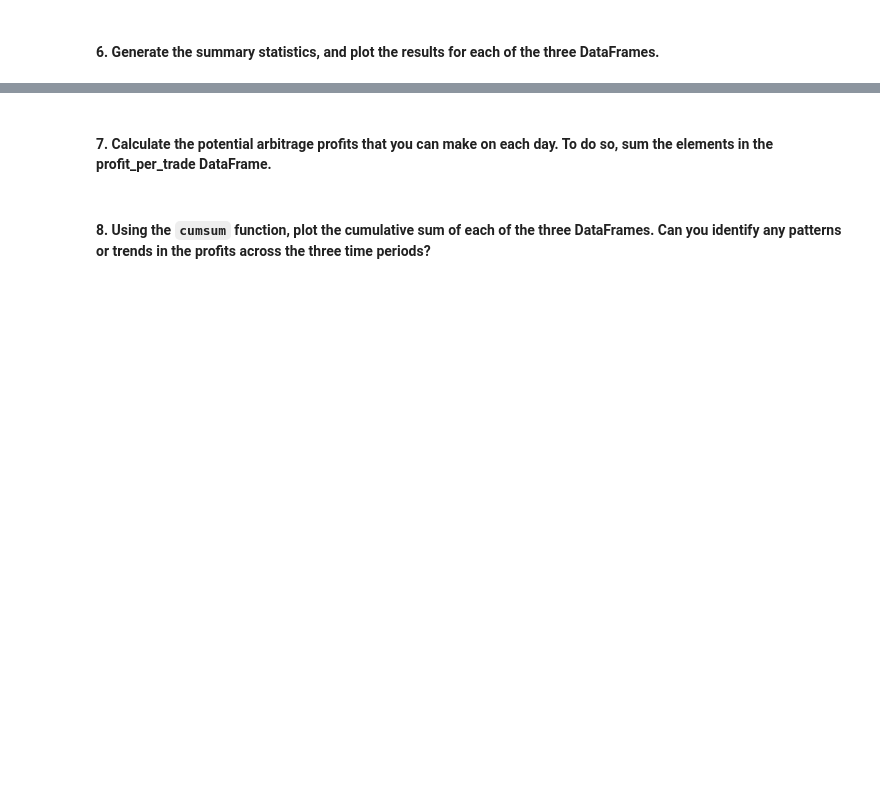
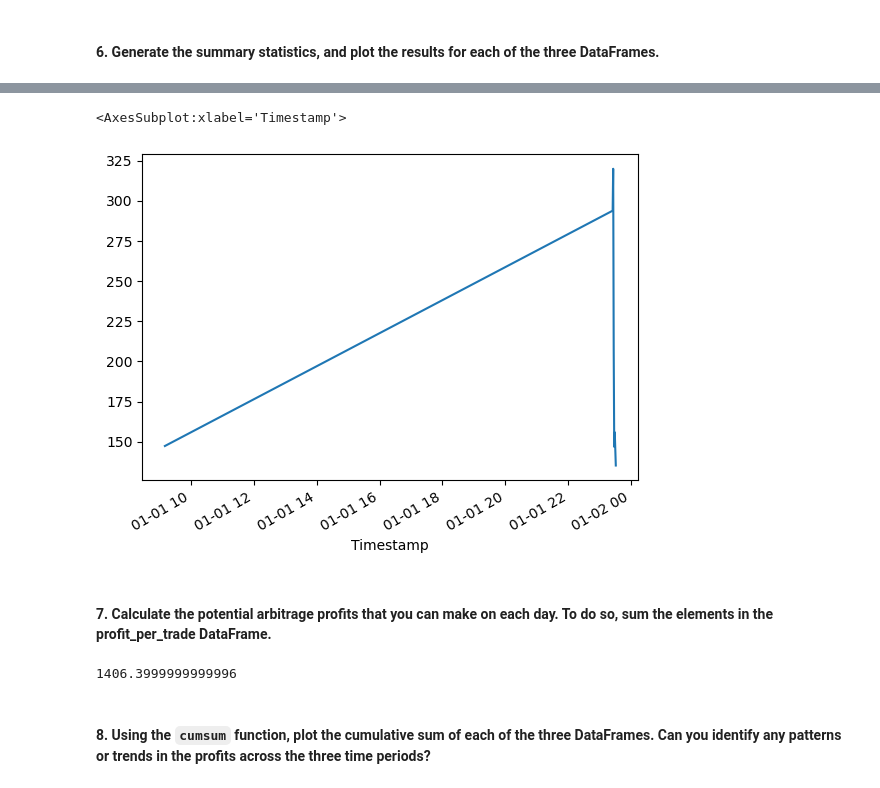
Before and after one commit to briabr/crypto-arbitrage, a Jupyter notebook: crypto_arbitrage.ipynb, the cells around one changed output, grey strips where cells are left out. Cells and saved outputs as stored; diff of their text form; code cells hidden in the pictures; blank space fills up the shorter version.

```diff
--- a/crypto_arbitrage.ipynb
+++ b/crypto_arbitrage.ipynb
@@ -542,8 +542,20 @@ Calculate the potential profits for each date that you selected in the previous
 # %%
 # For the date early in the dataset, measure the arbitrage spread between the two exchanges
 # by subtracting the lower-priced exchange from the higher-priced one
-arbitrage_spread_early = # YOUR CODE HERE
+arbitrage_spread_early = coinbase['Close'].loc['2018-01-01'] - bitstamp['Close'].loc['2018-01-01']
+
+# arbitrage_spread_early =
 
 # Use a conditional statement to generate the summary statistics for each arbitrage_spread DataFrame
 # YOUR CODE HERE
+arbitrage_spread_early[arbitrage_spread_early>0].describe()
+arbitrage_spread_middle[arbitrage_spread_middle>0].describe()
+arbitrage_spread_middle[arbitrage_spread_middle>0].describe()
+
+# if arbitrage_spread_early > 0:
+#     print(arbitrage_spread_early.describe())
+# elif arbitrage_spread_middle >0:
+#     print(f"this is the summary statistics of the late arbitrage period: {arbitrage_spread_middle.describe()}")
+# elif arbitrage_spread_middle > 0:
+#         print(f"this is the summary statistics of the late arbitrage period: {arbitrage_spread_late.describe()}")
 # %% [output]
@@ -553,7 +589,9 @@ SyntaxError: invalid syntax (1893568706.py, line 3)
 # %%
 # For the date early in the dataset, calculate the spread returns by dividing the instances when the arbitrage spread is positive (> 0)
 # by the price of Bitcoin from the exchange you are buying on (the lower-priced exchange).
-spread_return_early= # YOUR CODE HERE
+
+spread_return_early= arbitrage_spread_early[arbitrage_spread_early>0]/bitstamp.Close.loc["2018-01-01"]
 
 # Review the spread return DataFrame
 # YOUR CODE HERE
+spread_return_early
@@ -562,7 +614,8 @@ spread_return_early= # YOUR CODE HERE
 # %%
 # For the date early in the dataset, determine the number of times your trades with positive returns
 # exceed the 1% minimum threshold (.01) that you need to cover your costs
-profitable_trades_early = # YOUR CODE HERE
+profitable_trades_early = spread_return_early[spread_return_early>0.01]
 
 # Review the first five profitable trades
 # YOUR CODE HERE
+profitable_trades_early
@@ -577,10 +663,11 @@ profitable_trades_early = # YOUR CODE HERE
 # %%
 # For the date early in the dataset, calculate the potential profit per trade in dollars
 # Multiply the profitable trades by the cost of the Bitcoin that was purchased
-profit_early = # YOUR CODE HERE
+profit_early = profitable_trades_early*bitstamp.Close.loc["2018-01-01"]
 
 # Drop any missing values from the profit DataFrame
-profit_per_trade_early = # YOUR CODE HERE
+profit_per_trade_early = profit_early.dropna()
 
 # View the early profit DataFrame
 # YOUR CODE HERE
+profit_per_trade_early
@@ -592,11 +700,18 @@ profit_per_trade_early = # YOUR CODE HERE
 # %%
 # Plot the results for the early profit per trade DataFrame
 # YOUR CODE HERE
+profit_per_trade_early.plot(kind="line")
+# %% [output]
+<AxesSubplot:xlabel='Timestamp'>
+[figure, added]
 # %% [markdown]
 #### 7. Calculate the potential arbitrage profits that you can make on each day. To do so, sum the elements in the profit_per_trade DataFrame.
 # %%
 # Calculate the sum of the potential profits for the early profit per trade DataFrame
+profit_per_trade_early.sum()
 # YOUR CODE HERE
+# %% [output]
+1406.3999999999996
 # %% [markdown]
 #### 8. Using the `cumsum` function, plot the cumulative sum of each of the three DataFrames. Can you identify any patterns or trends in the profits across the three time periods?
 # %%
```
Also changed, not shown: parts of 14 cells of this notebook.
